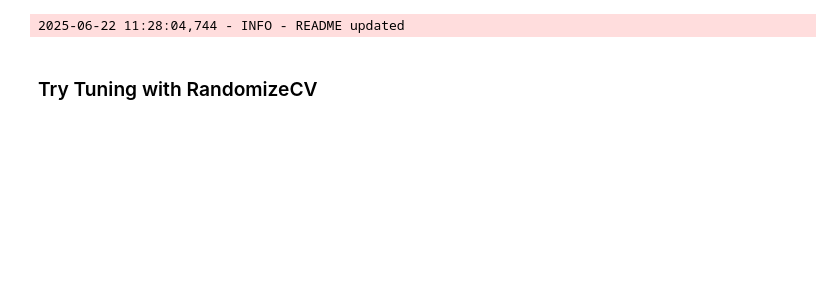
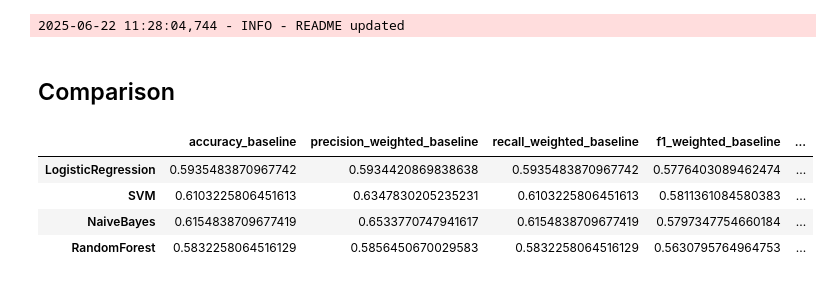
Before and after one commit to coder7475/sentiment_analysis_bangla, a Jupyter notebook: baseline_model_training.ipynb, the cells around one changed output. Drawn from its saved outputs; the diff is of its cells as text; code cells hidden in the pictures; blank space fills up the shorter version.

```diff
--- a/baseline_model_training.ipynb
+++ b/baseline_model_training.ipynb
@@ -437,5 +429,29 @@ with open("models/baseline_models/README.txt", "w", encoding='utf-8') as f:
 logging.info("README updated")
 # %% [output]
 2025-06-22 11:28:04,744 - INFO - README updated
-# %% [markdown]
-### Try Tuning with RandomizeCV
+# %% [markdown]
+## Comparison
+# %%
+import pandas as pd
+import matplotlib.pyplot as plt
+
+# Load all results
+baseline = pd.read_csv("models/baseline_models/results.csv", index_col=0).T             # original
+tuned_val = pd.read_csv("models/baseline_models/tuned_results_grid.csv", index_col=0).T  # or tuned_results_grid.csv
+tuned_test = pd.read_csv("models/baseline_models/test_results.csv", index_col=0).T  # or test_results.csv
+
+# Rename columns for clarity
+baseline = baseline.add_suffix('_baseline')
+tuned_val = tuned_val.add_suffix('_val')
+tuned_test = tuned_test.add_suffix('_test')
+
+# Merge all
+comparison_df = pd.concat([baseline, tuned_val, tuned_test], axis=1)
+# %%
+comparison_df.head()
+# %% [output]
+|  | accuracy_baseline | precision_weighted_baseline | recall_weighted_baseline | f1_weighted_baseline | ... |
+| LogisticRegression | 0.5935483870967742 | 0.5934420869838638 | 0.5935483870967742 | 0.5776403089462474 | ... |
+| SVM | 0.6103225806451613 | 0.6347830205235231 | 0.6103225806451613 | 0.5811361084580383 | ... |
+| NaiveBayes | 0.6154838709677419 | 0.6533770747941617 | 0.6154838709677419 | 0.5797347754660184 | ... |
+| RandomForest | 0.5832258064516129 | 0.5856450670029583 | 0.5832258064516129 | 0.5630795764964753 | ... |
```
Also changed, not shown: parts of 11 cells of this notebook, 7 other files.
